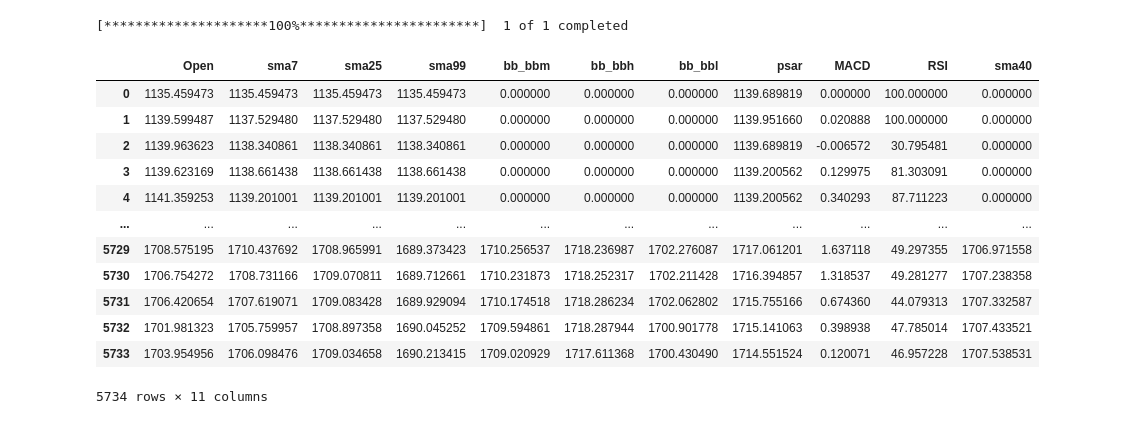
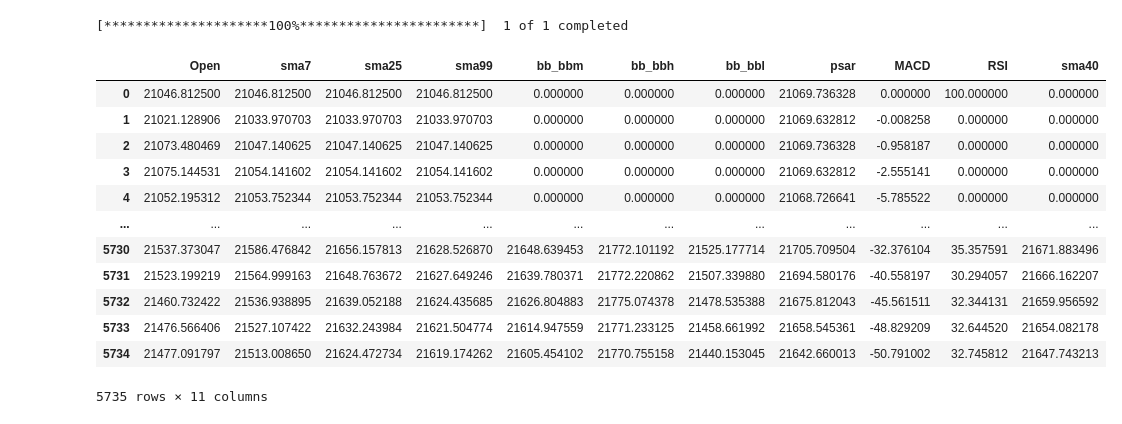
Before and after one commit to estebancr3008/Reinforcement_Learning_Binary_Options_Bot, a Jupyter notebook: Robot.ipynb, the cells around one changed output. Drawn from its saved outputs; the diff is of its cells as text; code cells hidden in the pictures.

```diff
--- a/Robot.ipynb
+++ b/Robot.ipynb
@@ -29,6 +27,6 @@ def
 # %%
 #Downloads info from Yahoo Finance
-df = yf.download(tickers="ETH-EUR",
+df = yf.download(tickers="BTC-USD",
                             period="60d",
                             interval="15m",
                             auto_adjust=True)
@@ -56,45 +54,45 @@ df['bb_bbl'] = indicator_bb.bollinger_lband()
 indicator_psar = PSARIndicator(high=df["Close"], low=df["Low"], close=df["Close"], step=0.02, max_step=2, fillna=True)
 df['psar'] = indicator_psar.psar()
 
 # Add Moving Average Convergence Divergence (MACD) indicator
 df["MACD"] = macd(close=df["Close"], window_slow=26, window_fast=12, fillna=True)
 
 # Add Relative Strength Index (RSI) indicator
 df["RSI"] = rsi(close=df["Close"], window=14, fillna=True)
 
 #Indicators using finta
 #Adds simple moving average
 df["sma40"] = TA.SMA(df, period = 40)
 
 # Add Relative Strength Index (RSI) indicator
 #df["OBV"] = TA.OBV(df)
 
 #Drops empty spaces
 df.fillna(0, inplace=True)
 
 #Drops empty spaces
 df.head(50)
 
 
 df = df.drop(['Low','Close','High'], axis=1)
 
 
 df
 # %% [output]
 [*********************100%***********************]  1 of 1 completed
 |  | Open | sma7 | sma25 | sma99 | bb_bbm | bb_bbh | bb_bbl | psar | MACD | RSI | sma40 |
-| 0 | 1135.459473 | 1135.459473 | 1135.459473 | 1135.459473 | 0.000000 | 0.000000 | 0.000000 | 1139.689819 | 0.000000 | 100.000000 | 0.000000 |
-| 1 | 1139.599487 | 1137.529480 | 1137.529480 | 1137.529480 | 0.000000 | 0.000000 | 0.000000 | 1139.951660 | 0.020888 | 100.000000 | 0.000000 |
-| 2 | 1139.963623 | 1138.340861 | 1138.340861 | 1138.340861 | 0.000000 | 0.000000 | 0.000000 | 1139.689819 | -0.006572 | 30.795481 | 0.000000 |
-| 3 | 1139.623169 | 1138.661438 | 1138.661438 | 1138.661438 | 0.000000 | 0.000000 | 0.000000 | 1139.200562 | 0.129975 | 81.303091 | 0.000000 |
-| 4 | 1141.359253 | 1139.201001 | 1139.201001 | 1139.201001 | 0.000000 | 0.000000 | 0.000000 | 1139.200562 | 0.340293 | 87.711223 | 0.000000 |
+| 0 | 21046.812500 | 21046.812500 | 21046.812500 | 21046.812500 | 0.000000 | 0.000000 | 0.000000 | 21069.736328 | 0.000000 | 100.000000 | 0.000000 |
+| 1 | 21021.128906 | 21033.970703 | 21033.970703 | 21033.970703 | 0.000000 | 0.000000 | 0.000000 | 21069.632812 | -0.008258 | 0.000000 | 0.000000 |
+| 2 | 21073.480469 | 21047.140625 | 21047.140625 | 21047.140625 | 0.000000 | 0.000000 | 0.000000 | 21069.736328 | -0.958187 | 0.000000 | 0.000000 |
+| 3 | 21075.144531 | 21054.141602 | 21054.141602 | 21054.141602 | 0.000000 | 0.000000 | 0.000000 | 21069.632812 | -2.555141 | 0.000000 | 0.000000 |
+| 4 | 21052.195312 | 21053.752344 | 21053.752344 | 21053.752344 | 0.000000 | 0.000000 | 0.000000 | 21068.726641 | -5.785522 | 0.000000 | 0.000000 |
 | ... | ... | ... | ... | ... | ... | ... | ... | ... | ... | ... | ... |
-| 5729 | 1708.575195 | 1710.437692 | 1708.965991 | 1689.373423 | 1710.256537 | 1718.236987 | 1702.276087 | 1717.061201 | 1.637118 | 49.297355 | 1706.971558 |
-| 5730 | 1706.754272 | 1708.731166 | 1709.070811 | 1689.712661 | 1710.231873 | 1718.252317 | 1702.211428 | 1716.394857 | 1.318537 | 49.281277 | 1707.238358 |
-| 5731 | 1706.420654 | 1707.619071 | 1709.083428 | 1689.929094 | 1710.174518 | 1718.286234 | 1702.062802 | 1715.755166 | 0.674360 | 44.079313 | 1707.332587 |
-| 5732 | 1701.981323 | 1705.759957 | 1708.897358 | 1690.045252 | 1709.594861 | 1718.287944 | 1700.901778 | 1715.141063 | 0.398938 | 47.785014 | 1707.433521 |
-| 5733 | 1703.954956 | 1706.098476 | 1709.034658 | 1690.213415 | 1709.020929 | 1717.611368 | 1700.430490 | 1714.551524 | 0.120071 | 46.957228 | 1707.538531 |
+| 5730 | 21537.373047 | 21586.476842 | 21656.157813 | 21628.526870 | 21648.639453 | 21772.101192 | 21525.177714 | 21705.709504 | -32.376104 | 35.357591 | 21671.883496 |
+| 5731 | 21523.199219 | 21564.999163 | 21648.763672 | 21627.649246 | 21639.780371 | 21772.220862 | 21507.339880 | 21694.580176 | -40.558197 | 30.294057 | 21666.162207 |
+| 5732 | 21460.732422 | 21536.938895 | 21639.052188 | 21624.435685 | 21626.804883 | 21775.074378 | 21478.535388 | 21675.812043 | -45.561511 | 32.344131 | 21659.956592 |
+| 5733 | 21476.566406 | 21527.107422 | 21632.243984 | 21621.504774 | 21614.947559 | 21771.233125 | 21458.661992 | 21658.545361 | -48.829209 | 32.644520 | 21654.082178 |
+| 5734 | 21477.091797 | 21513.008650 | 21624.472734 | 21619.174262 | 21605.454102 | 21770.755158 | 21440.153045 | 21642.660013 | -50.791002 | 32.745812 | 21647.743213 |
-5734 rows × 11 columns
+5735 rows × 11 columns
 # %%
 #Loads model
 
```
Also changed, not shown: parts of 3 cells of this notebook, 7 other files.
